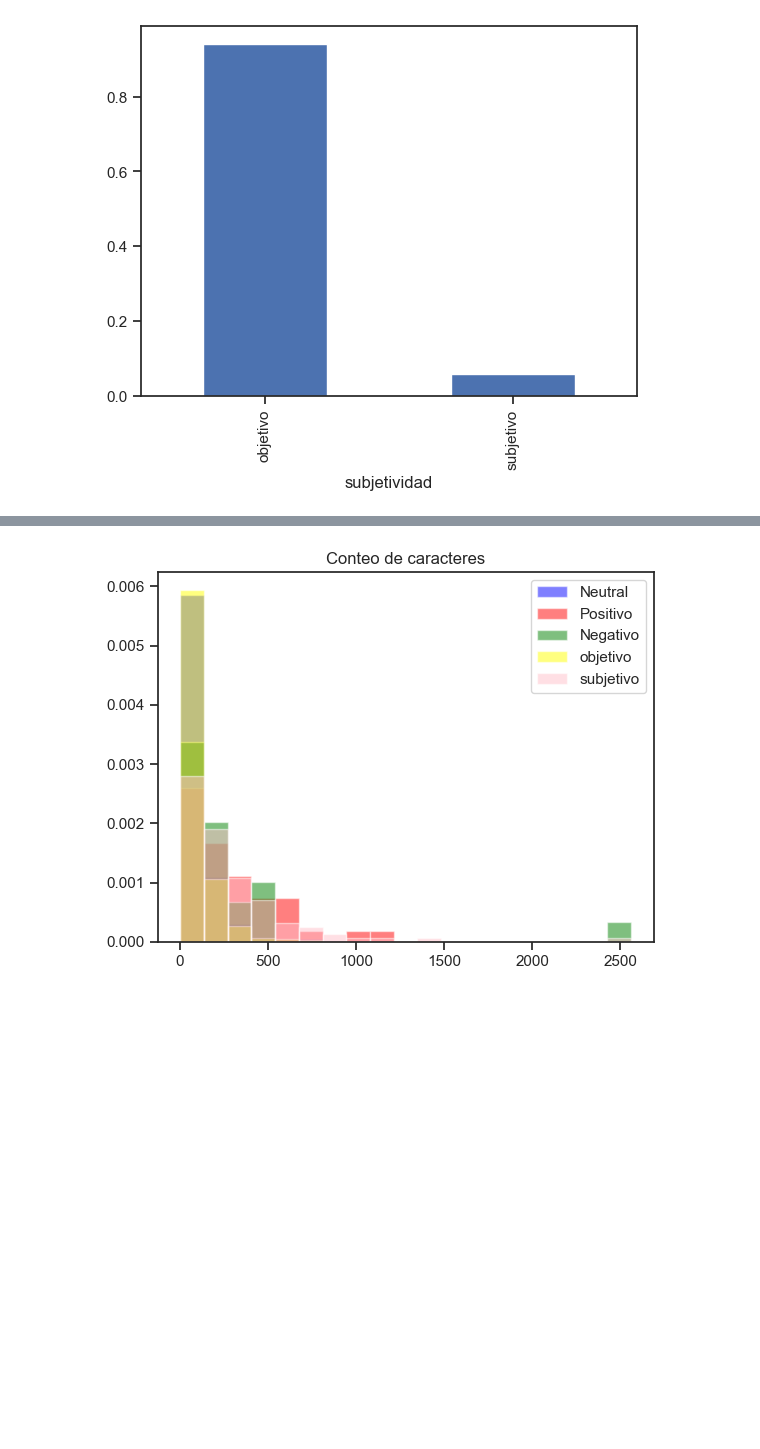
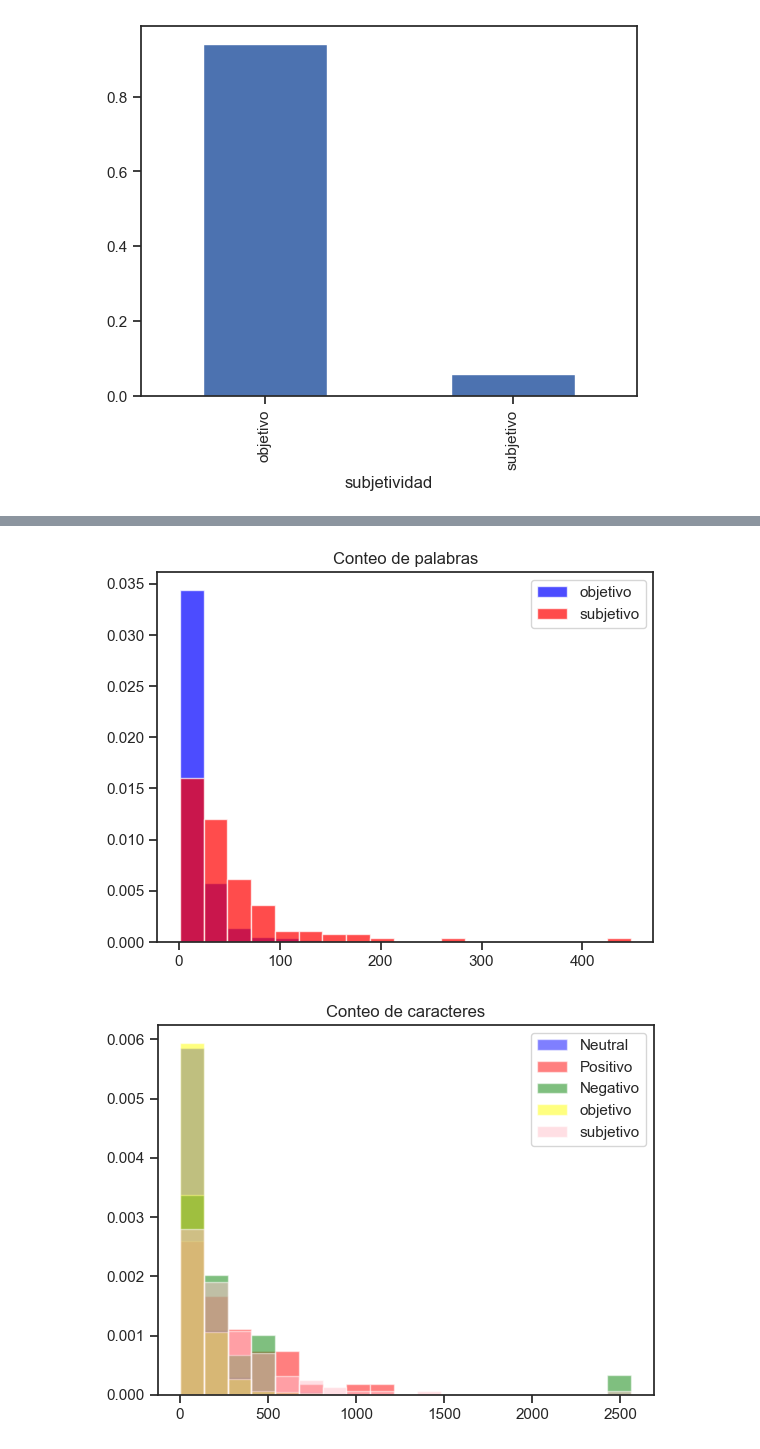
Before and after one commit to JuanJT117/Procesamiento_y_clasificacion_de_datos, a Jupyter notebook: Tareas/Tarea_3/Datos/Tarea_3.ipynb, the cells around one changed output, grey strips where cells are left out. Saved outputs shown, nothing was run; the diff lists cells and outputs as text; code cells hidden in the pictures; blank space fills up the shorter version.

```diff
--- a/Tareas/Tarea_3/Datos/Tarea_3.ipynb
+++ b/Tareas/Tarea_3/Datos/Tarea_3.ipynb
@@ -332,3 +402,14 @@ plt.show()
+# %%
+plt.figure()
+plt.title('Conteo de palabras')
+bins = np.linspace(np.min(df_cleaned['word_count']), np.max(df_cleaned['word_count']), 20)
+
+plt.hist(df_objetivo['word_count'],  label = 'objetivo', bins = bins, color = 'blue', alpha = 0.7, density = True)
+plt.hist(df_subjetivo['word_count'],  label = 'subjetivo', bins = bins, color = 'red', alpha = 0.7, density = True)
+plt.legend()
+plt.show()
+# %% [output]
+[figure, added]
 # %%
 plt.figure()
 plt.title('Conteo de caracteres')
```
Also changed, not shown: parts of 23 cells of this notebook, 17 other files.
